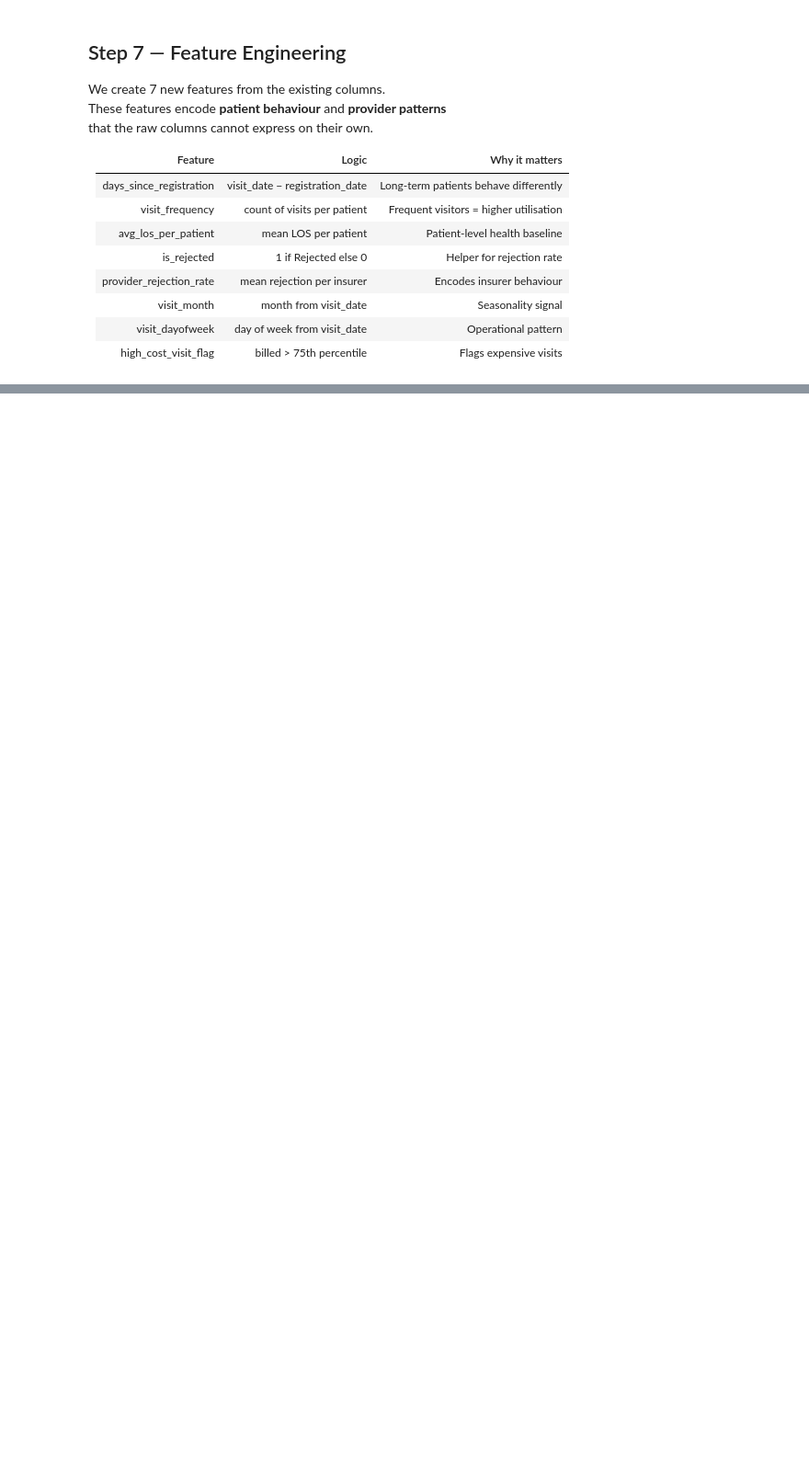
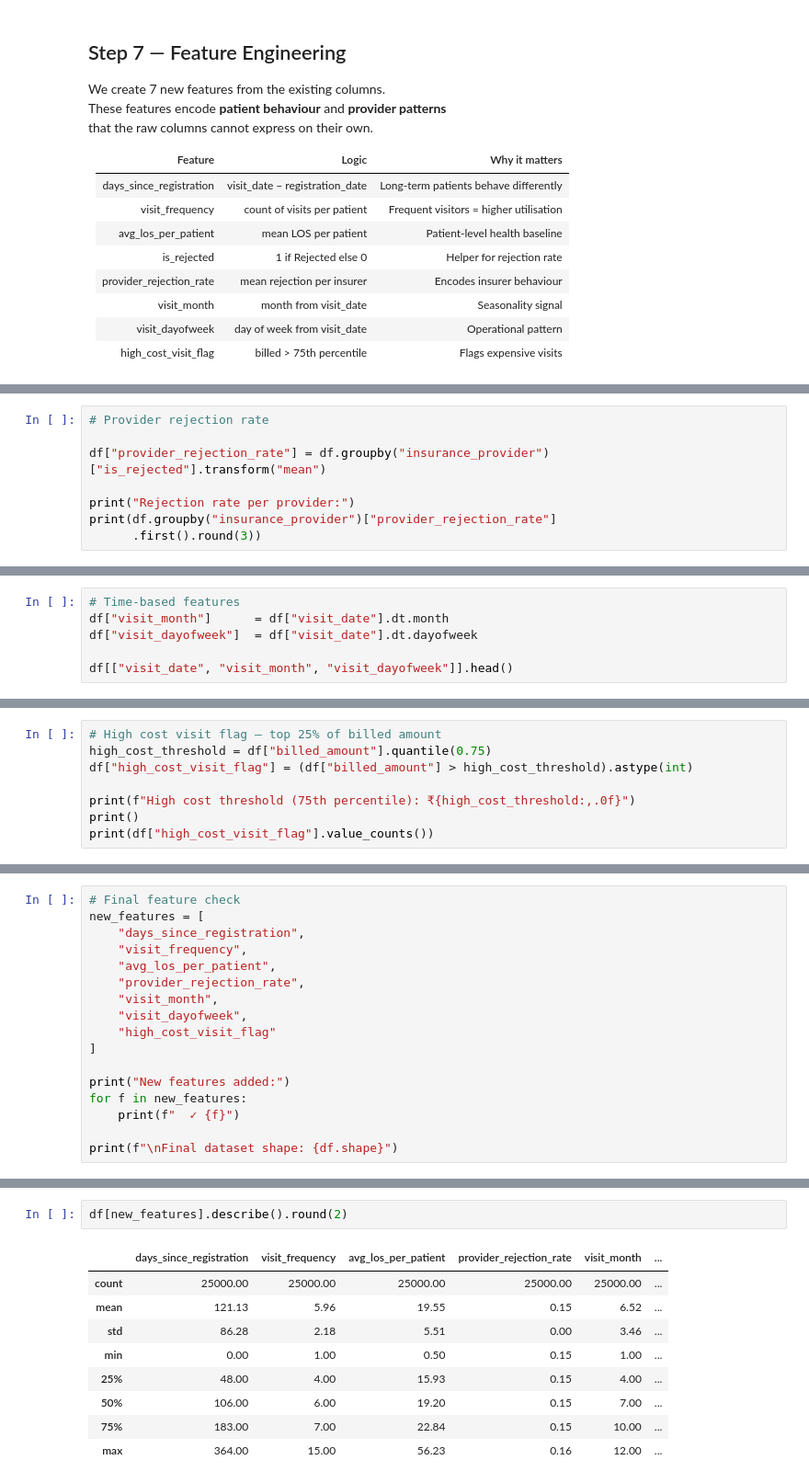
Before and after one commit to TheekshanaMayadunna/Hospital_MLOPS, a Jupyter notebook: notebooks/EDA.ipynb, the cells around one changed output, grey strips where cells are left out. Shown at 92% size. Saved outputs shown, nothing was run; the diff lists cells and outputs as text; blank space fills up the shorter version.

```diff
--- a/notebooks/EDA.ipynb
+++ b/notebooks/EDA.ipynb
@@ -473,0 +523,8 @@ TypeError: unsupported operand type(s) for -: 'str' and 'str'
+# %%
+# Provider rejection rate
+
+df["provider_rejection_rate"] = df.groupby("insurance_provider")["is_rejected"].transform("mean")
+
+print("Rejection rate per provider:")
+print(df.groupby("insurance_provider")["provider_rejection_rate"]
+      .first().round(3))
@@ -473,0 +539,6 @@ TypeError: unsupported operand type(s) for -: 'str' and 'str'
+# %%
+# Time-based features
+df["visit_month"]      = df["visit_date"].dt.month
+df["visit_dayofweek"]  = df["visit_date"].dt.dayofweek
+
+df[["visit_date", "visit_month", "visit_dayofweek"]].head()
@@ -473,0 +552,8 @@ TypeError: unsupported operand type(s) for -: 'str' and 'str'
+# %%
+# High cost visit flag — top 25% of billed amount
+high_cost_threshold = df["billed_amount"].quantile(0.75)
+df["high_cost_visit_flag"] = (df["billed_amount"] > high_cost_threshold).astype(int)
+
+print(f"High cost threshold (75th percentile): ₹{high_cost_threshold:,.0f}")
+print()
+print(df["high_cost_visit_flag"].value_counts())
@@ -473,0 +567,17 @@ TypeError: unsupported operand type(s) for -: 'str' and 'str'
+# %%
+# Final feature check
+new_features = [
+    "days_since_registration",
+    "visit_frequency",
+    "avg_los_per_patient",
+    "provider_rejection_rate",
+    "visit_month",
+    "visit_dayofweek",
+    "high_cost_visit_flag"
+]
+
+print("New features added:")
+for f in new_features:
+    print(f"  ✓ {f}")
+
+print(f"\nFinal dataset shape: {df.shape}")
@@ -473,0 +595,12 @@ TypeError: unsupported operand type(s) for -: 'str' and 'str'
+# %%
+df[new_features].describe().round(2)
+# %% [output]
+|  | days_since_registration | visit_frequency | avg_los_per_patient | provider_rejection_rate | visit_month | ... |
+| count | 25000.00 | 25000.00 | 25000.00 | 25000.00 | 25000.00 | ... |
+| mean | 121.13 | 5.96 | 19.55 | 0.15 | 6.52 | ... |
+| std | 86.28 | 2.18 | 5.51 | 0.00 | 3.46 | ... |
+| min | 0.00 | 1.00 | 0.50 | 0.15 | 1.00 | ... |
+| 25% | 48.00 | 4.00 | 15.93 | 0.15 | 4.00 | ... |
+| 50% | 106.00 | 6.00 | 19.20 | 0.15 | 7.00 | ... |
+| 75% | 183.00 | 7.00 | 22.84 | 0.15 | 10.00 | ... |
+| max | 364.00 | 15.00 | 56.23 | 0.16 | 12.00 | ... |
```
Also changed, not shown: parts of 10 cells of this notebook.
